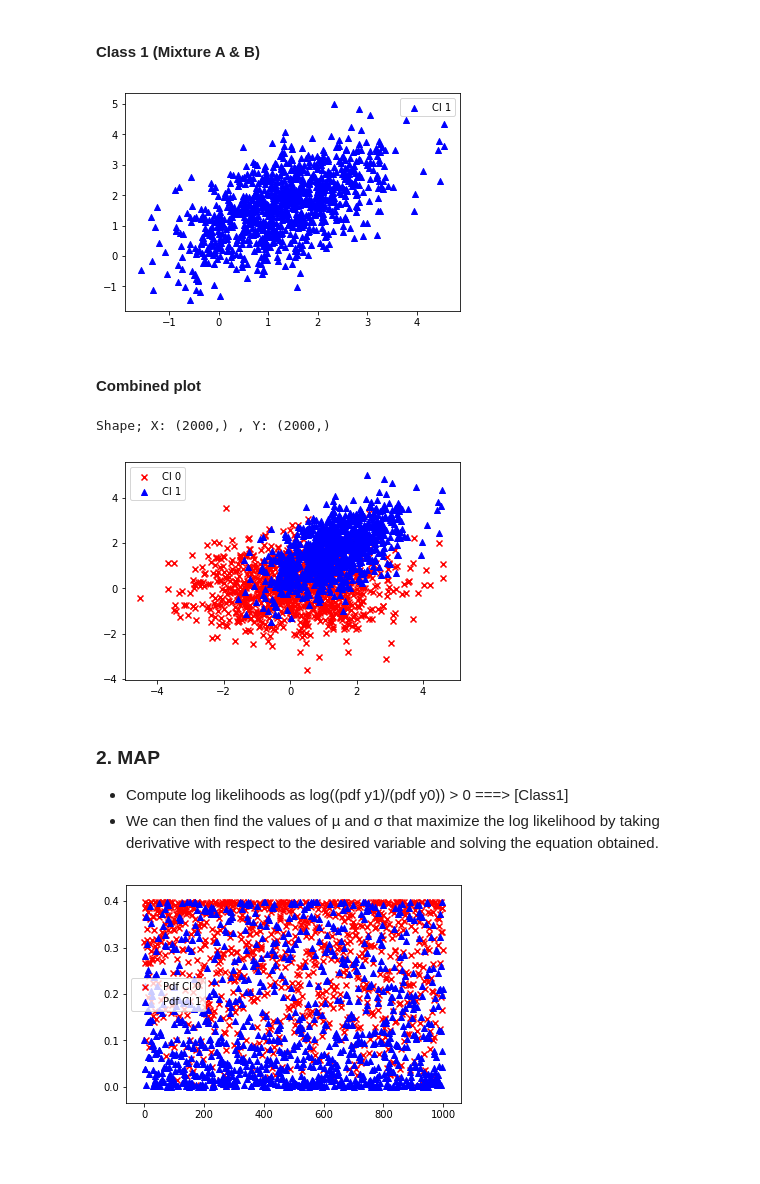
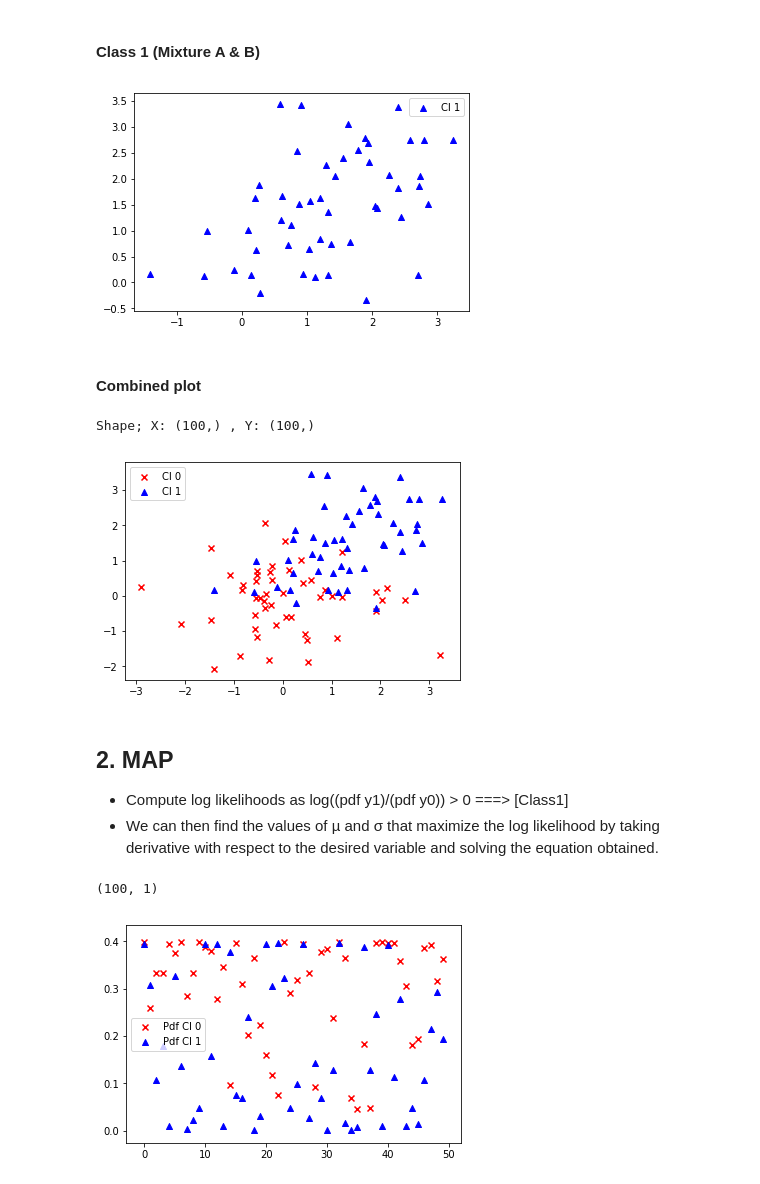
Before and after one commit to karmarv/mlearn, a Jupyter notebook: ml-h/h1-logreg.ipynb, the cells around one changed output. Drawn from its saved outputs; the diff is of its cells as text; code cells hidden in the pictures; blank space fills up the shorter version.

```diff
--- a/ml-h/h1-logreg.ipynb
+++ b/ml-h/h1-logreg.ipynb
@@ -17,7 +17,7 @@ from IPython.display import Image, display, Math, Latex
 %config IPCompleter.greedy=True
 
 # Params
-n_inpoints = 2000
+n_inpoints = 100
 
 # Functions
 # %% [markdown]
@@ -79,7 +79,7 @@ plt.scatter(x1, y1, color = 'b',marker='^', label = 'Cl 1')
 plt.legend()
 plt.show()
 # %% [output]
-[figure, old version]
+[figure, new version]
 # %% [markdown]
 #### Combined plot
 # %%
@@ -92,10 +92,10 @@ plt.scatter(x1, y1, color = 'b',marker='^', label = 'Cl 1')
 plt.legend()
 plt.show()
 # %% [output]
-Shape; X: (2000,) , Y: (2000,)
+Shape; X: (100,) , Y: (100,)
-[figure, old version]
+[figure, new version]
 # %% [markdown]
-### 2. MAP
+## 2. MAP
 
 - Compute log likelihoods as log((pdf y1)/(pdf y0)) > 0 ===> [Class1]
 - We can then find the values of µ and σ that maximize the log likelihood by taking derivative
@@ -103,19 +103,29 @@ with respect to the desired variable and solving the equation obtained.
 # %%
 # Take the log likelihood based on the generated data
 y0_ll = norm.pdf(y0)
 y1_ll = norm.pdf(y1)
 y_ll = np.log2(y1_ll / y0_ll)
-#print('LL:',y_ll)
+
+c0 = np.vstack((x0, y0)).T
+c1 = np.vstack((x1, y1)).T
+
+# ----------------------------------------
+# Set up the [xi, yi] training data vector
+# ----------------------------------------
+X = np.concatenate((c0,c1), axis = 0)
+Y = np.array([0]*int(n_inpoints/2) + [1]*int(n_inpoints/2)).reshape(n_inpoints,1)
+print(Y.shape)
 
 # Printing PDF Y0 and Y1
 freex = np.arange(0, int(n_inpoints/2), 1)
 plt.scatter(freex, y0_ll, color = 'r',marker='x', label = 'Pdf Cl 0')
 plt.scatter(freex, y1_ll, color = 'b',marker='^', label = 'Pdf Cl 1')
 #plt.scatter(freex, z_ll, color = 'y',marker='o', label = 'Cl 1')
 plt.legend()
 plt.show()
 # %% [output]
+(100, 1)
-[figure, old version]
+[figure, new version]
 # %%
 zx_ll = []
 zy_ll = []
```
Also changed, not shown: parts of 8 cells of this notebook.
